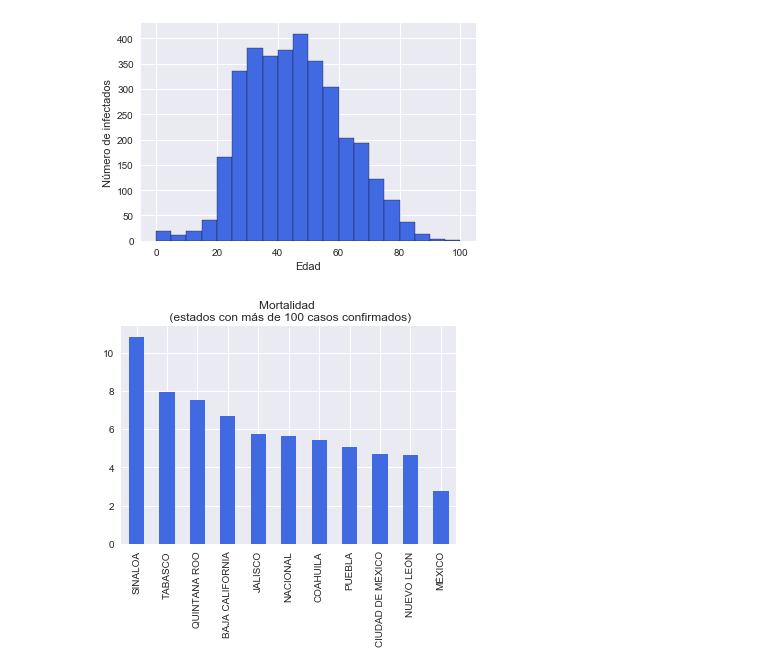
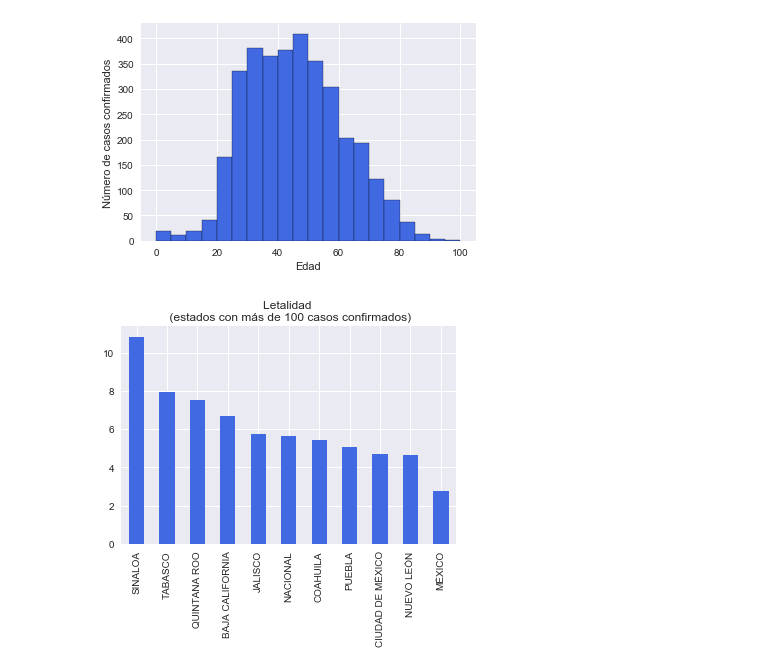
Before and after one commit to carloscerlira/COVIDMEX, a Jupyter notebook: examples/histogram.ipynb, the cells around one changed output. Cells and saved outputs as stored; diff of their text form; code cells hidden in the pictures.

```diff
--- a/examples/histogram.ipynb
+++ b/examples/histogram.ipynb
@@ -11,11 +11,11 @@ mexico = pd.read_csv('../data/confirmedraw.csv')
 # %%
 plt.hist(mexico['Edad'], bins=20, range=(0,100), color='royalblue', histtype='bar', ec='black')
 plt.xlabel('Edad')
-plt.ylabel('Número de infectados')
+plt.ylabel('Número de casos confirmados')
 plt.savefig('images/histograma.png', dpi=400)
 plt.show()
 # %% [output]
-[figure, old version]
+[figure, new version]
 # %%
 confirmedmx = pd.read_csv('../data/time_series_confirmed_MX.csv', index_col=0)
 deathsmx = pd.read_csv('../data/time_series_deaths_MX.csv', index_col=0)
@@ -23,8 +23,8 @@ death_rate = deathsmx['4/9/20'].div(confirmedmx['4/9/20'][confirmedmx['4/9/20']
 death_rate.dropna(inplace=True)
 death_rate.sort_values(ascending=False, inplace=True)
 death_rate.plot.bar(color='royalblue')
-plt.title('Mortalidad \n (estados con más de 100 casos confirmados)')
+plt.title('Letalidad \n (estados con más de 100 casos confirmados)')
 plt.xlabel('')
 plt.show()
 # %% [output]
-[figure, old version]
+[figure, new version]
```
Also changed, not shown: parts of 2 cells of this notebook, 10 other files.
